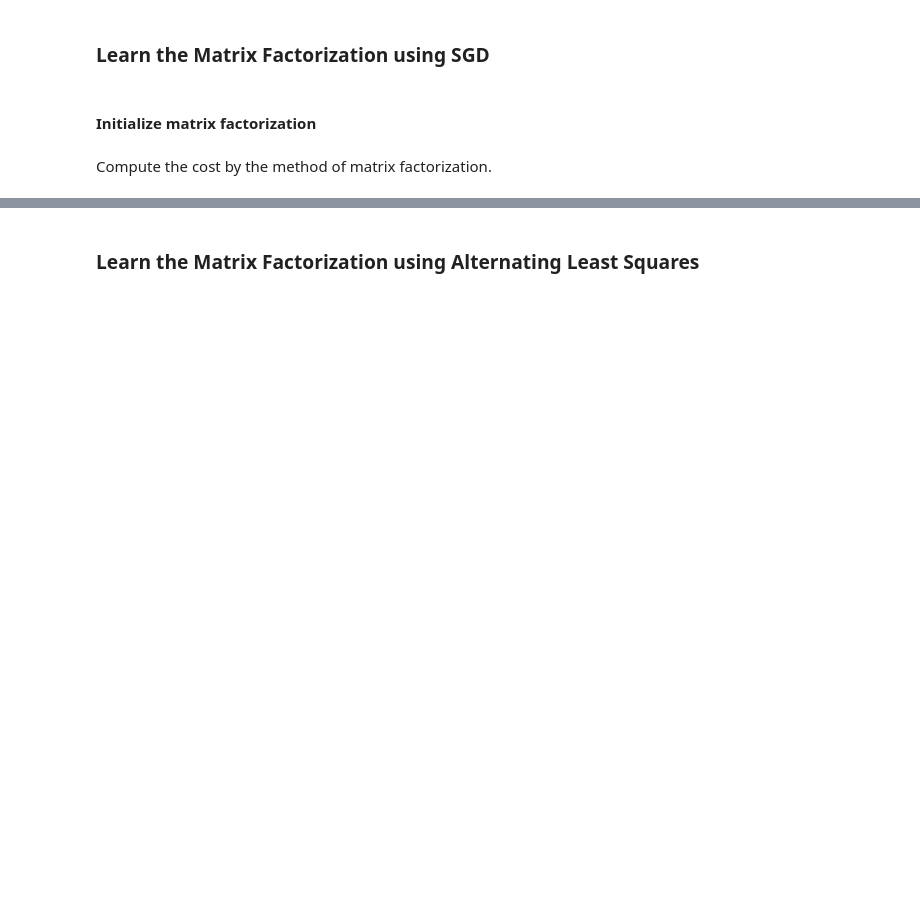
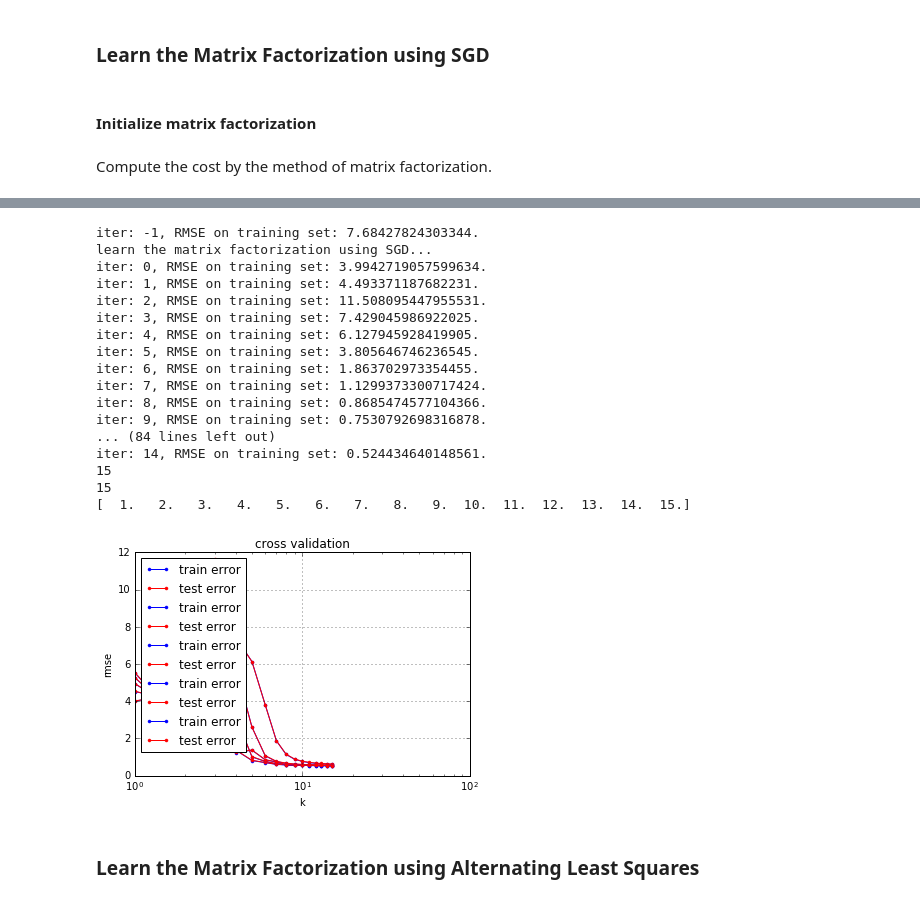
Before and after one commit to mthambipillai/recommender_system, a Jupyter notebook: Notebook/ex10.ipynb, the cells around one changed output, grey strips where cells are left out. Cells and saved outputs as stored; diff of their text form; code cells hidden in the pictures; blank space fills up the shorter version.

```diff
--- a/Notebook/ex10.ipynb
+++ b/Notebook/ex10.ipynb
@@ -291,0 +331,25 @@ iter: 5, RMSE on training set: 0.6483880463833109.
+# %%
+errors = []
+for i in np.arange(10, 20, 2):
+    user_features, item_features = matrix_factorization_SGD(train, test, num_epochs = 15, num_features = i)
+    error = compute_error(valid_ratings, user_features, item_features, valid_ratings.nonzero())
+    errors.append(error)
+# %% [output]
+iter: -1, RMSE on training set: 7.68427824303344.
+learn the matrix factorization using SGD...
+iter: 0, RMSE on training set: 3.9942719057599634.
+iter: 1, RMSE on training set: 4.493371187682231.
+iter: 2, RMSE on training set: 11.508095447955531.
+iter: 3, RMSE on training set: 7.429045986922025.
+iter: 4, RMSE on training set: 6.127945928419905.
+iter: 5, RMSE on training set: 3.805646746236545.
+iter: 6, RMSE on training set: 1.863702973354455.
+iter: 7, RMSE on training set: 1.1299373300717424.
+iter: 8, RMSE on training set: 0.8685474577104366.
+iter: 9, RMSE on training set: 0.7530792698316878.
+... (84 lines left out)
+iter: 14, RMSE on training set: 0.524434640148561.
+15
+15
+[  1.   2.   3.   4.   5.   6.   7.   8.   9.  10.  11.  12.  13.  14.  15.]
+[figure, added]
```
Also changed, not shown: parts of 14 cells of this notebook, 6 other files.
